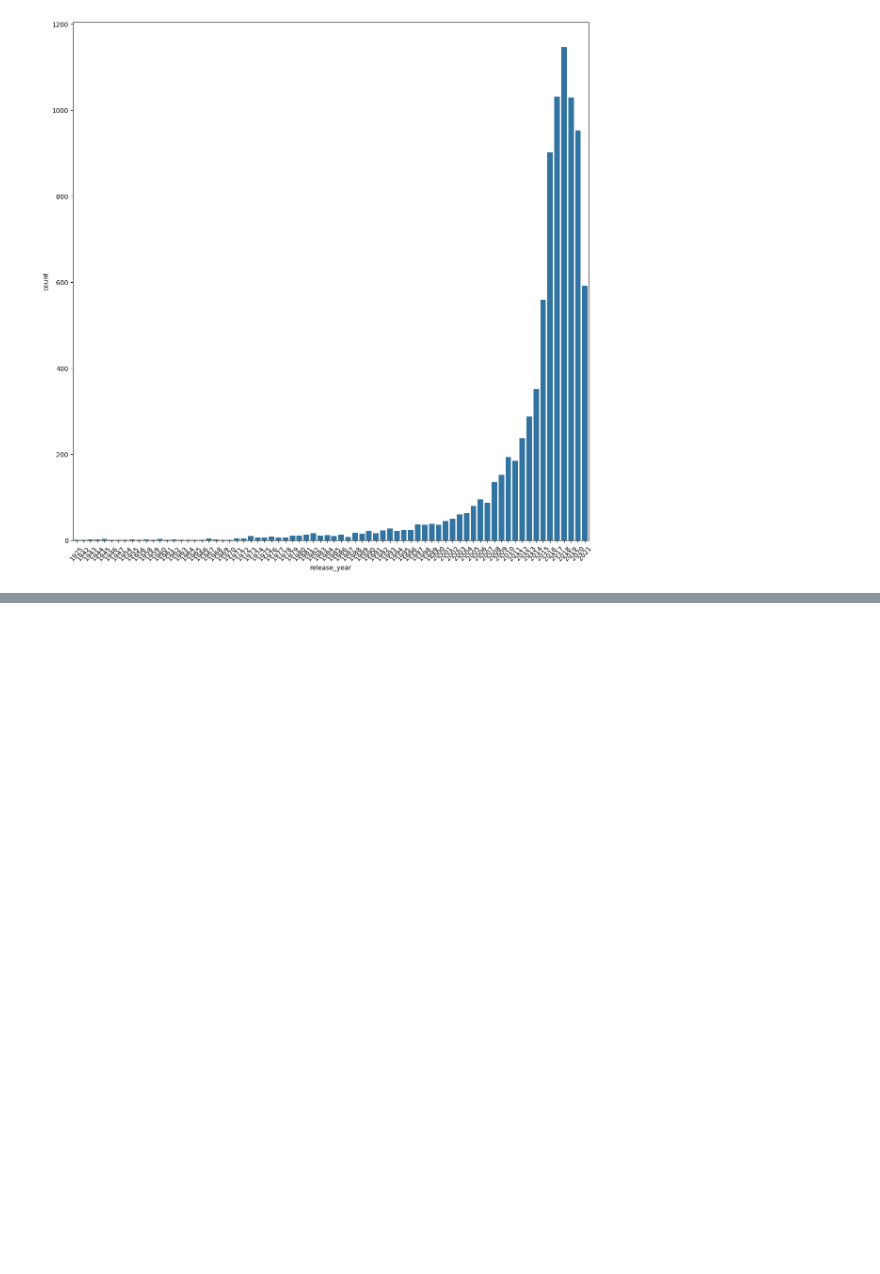
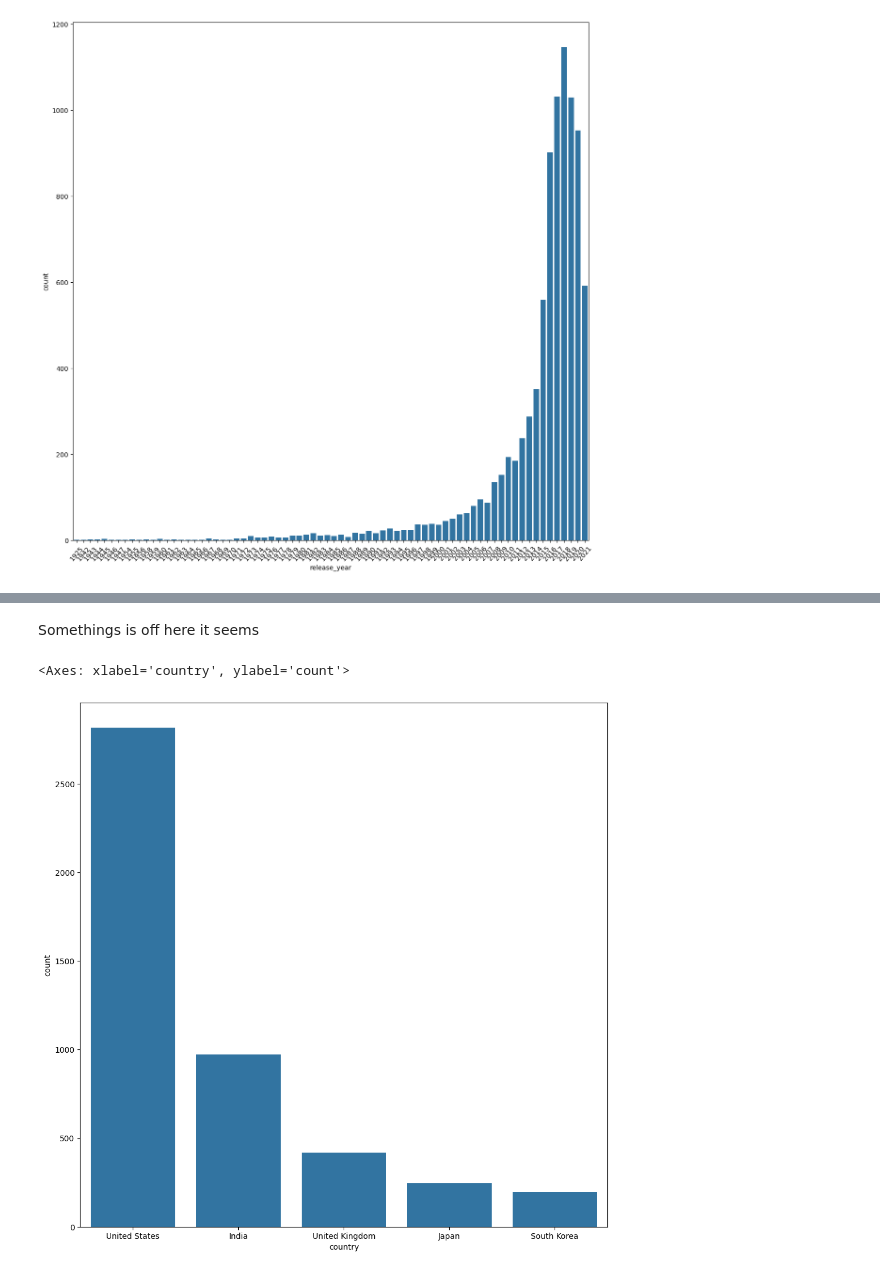
Before and after one commit to mayurimamdi/NetflixRecommendation, a Jupyter notebook: notebook/EDA.ipynb, the cells around one changed output, grey strips where cells are left out. Saved outputs shown, nothing was run; the diff lists cells and outputs as text; code cells hidden in the pictures; blank space fills up the shorter version.

```diff
--- a/notebook/EDA.ipynb
+++ b/notebook/EDA.ipynb
@@ -164,0 +175,8 @@ sns.countplot(x='country',data=df_country)
+# %% [markdown]
+Somethings is off here it seems
+# %%
+plt.figure(figsize=(12,12))
+sns.countplot(x='country', data=df, order=df['country'].value_counts().head(5).index)
+# %% [output]
+<Axes: xlabel='country', ylabel='count'>
+[figure, added]
```
Also changed, not shown: parts of 1 cell of this notebook.
